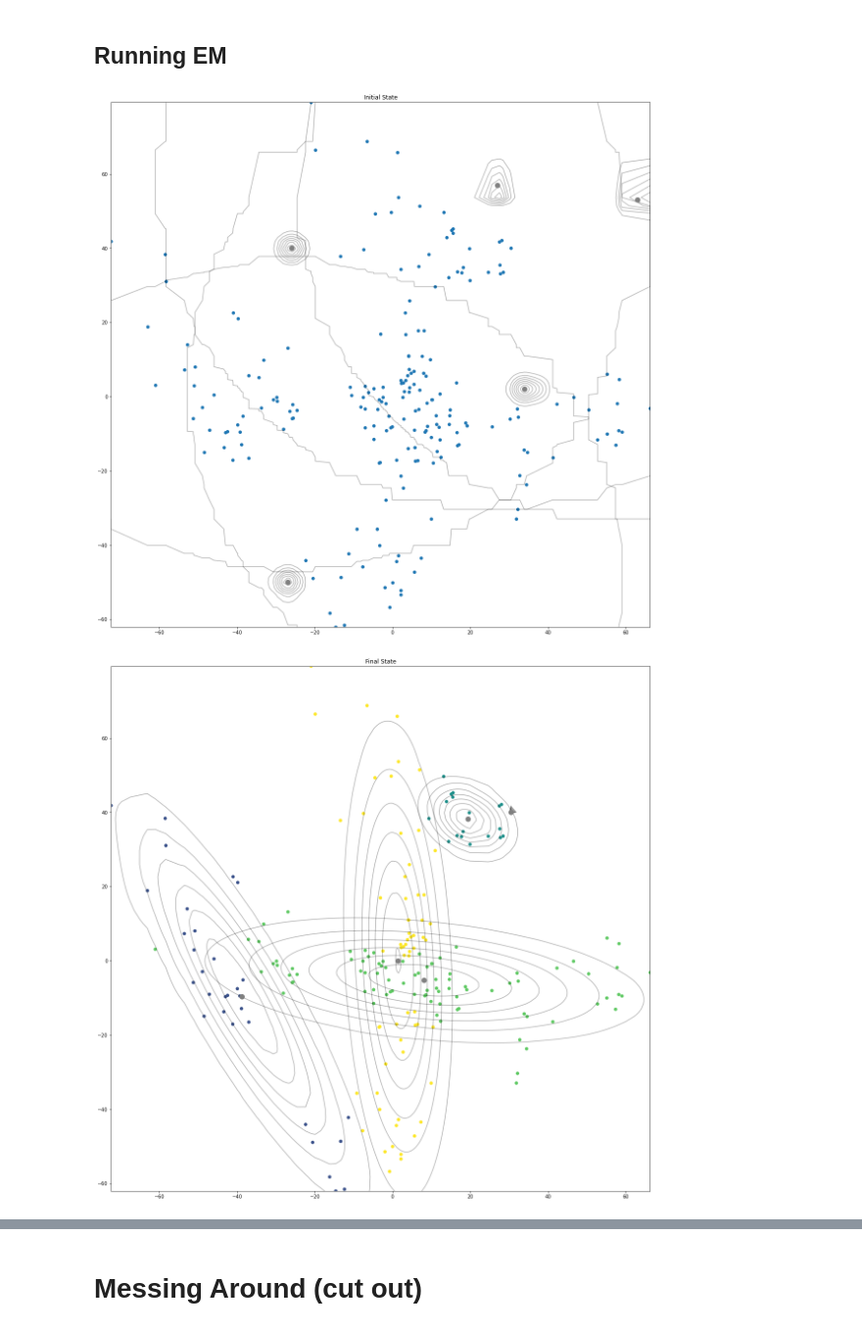
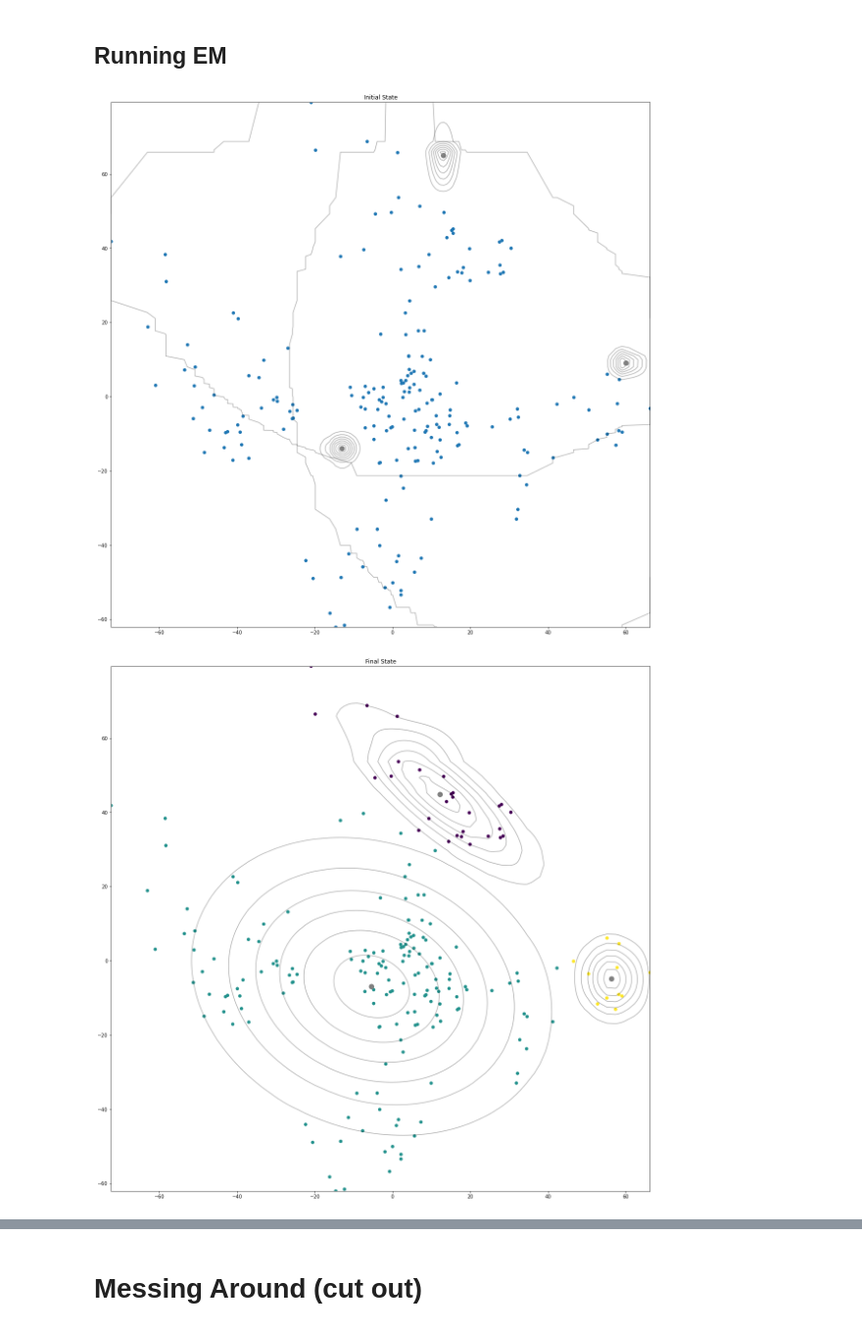
Before and after one commit to pmazumder3927/COGS-118B-Final, a Jupyter notebook: Cogs118B_final_project.ipynb, the cells around one changed output, grey strips where cells are left out. Shown at 98% size. Cells and saved outputs as stored; diff of their text form; code cells hidden in the pictures.

Commit message:
Added SSE for clustering

```diff
--- a/Cogs118B_final_project.ipynb
+++ b/Cogs118B_final_project.ipynb
@@ -280,0 +291,5 @@ plotCurrent((heart - heart_mean) @ h_eigvecs, Rnk, (Kmus - heart_mean) @ h_eigve
+# %%
+errors = []
+for k in range(1, 10):
+    Rnk, Kmus = runKMeans(k, heart)
+    errors.append(getClusterSSE(heart, Rnk, Kmus))
@@ -312,7 +332,7 @@ class EMModel:
         """
         This variable is required in case the covariance matrix turns out to not be positive semidefinite
         """
-        self.sigma_correction = 1e-9*np.identity(self.dim)
+        self.sigma_correction = 1e-7*np.identity(self.dim)
 
         """
         Finally, let's visualize our data points
@@ -348,24 +368,35 @@ def maximization(self, r):
     self.mu = ( (1/N)*np.apply_along_axis(lambda r: np.sum(self.X*r.reshape(self.N, 1), axis=0), 0, r) ).T
     self.sigma = np.array([ ((1/N[c])*np.dot((r[:,c].reshape(self.N,1)*(self.X-self.mu[c])).T,(self.X-self.mu[c]))) for c in range(self.k)])
 EMModel.maximization = maximization
+# %%
+def calc_error(self):
+    error = []
+    for i in range(len(self.color_labels)):
+        center = self.mu[self.color_labels[i]]
+        # get the squared error of center to each point
+        error.append(np.sum((self.X[i] - center) ** 2))
+    return np.sum(error)
+EMModel.calc_error = calc_error
 # %%
 def run(self):
     r = None
     for it in range(self.max_iters):
         r = self.expectation()
         self.maximization(r)
-
-    color_labels = np.argmax(r, axis=1)
-    self.plot_data('Final State', color_labels)
+    self.r = r
+    self.color_labels = np.argmax(r, axis=1)
+    self.plot_data('Final State', self.color_labels)
 
 EMModel.run = run
 # %% [markdown]
 ## Running EM
 # %%
-# run GMM on 2 PCs
 heart_pc_unnorm = (heart - heart_mean) @ h_eigvecs
-model = EMModel(heart_pc_unnorm[:, 0:2], 5, max_iters=1000)
-model.run()
+errors = []
+for k in range(3, 10):
+    model = EMModel(heart_pc_unnorm[:, 0:2], k, max_iters=100)
+    model.run()
+    errors.append(model.calc_error())
 # %% [output]
-[figure, old version]
+[figure, new version]
-[figure, old version]
+[figure, new version]
```
Also changed, not shown: parts of 9 cells of this notebook.
